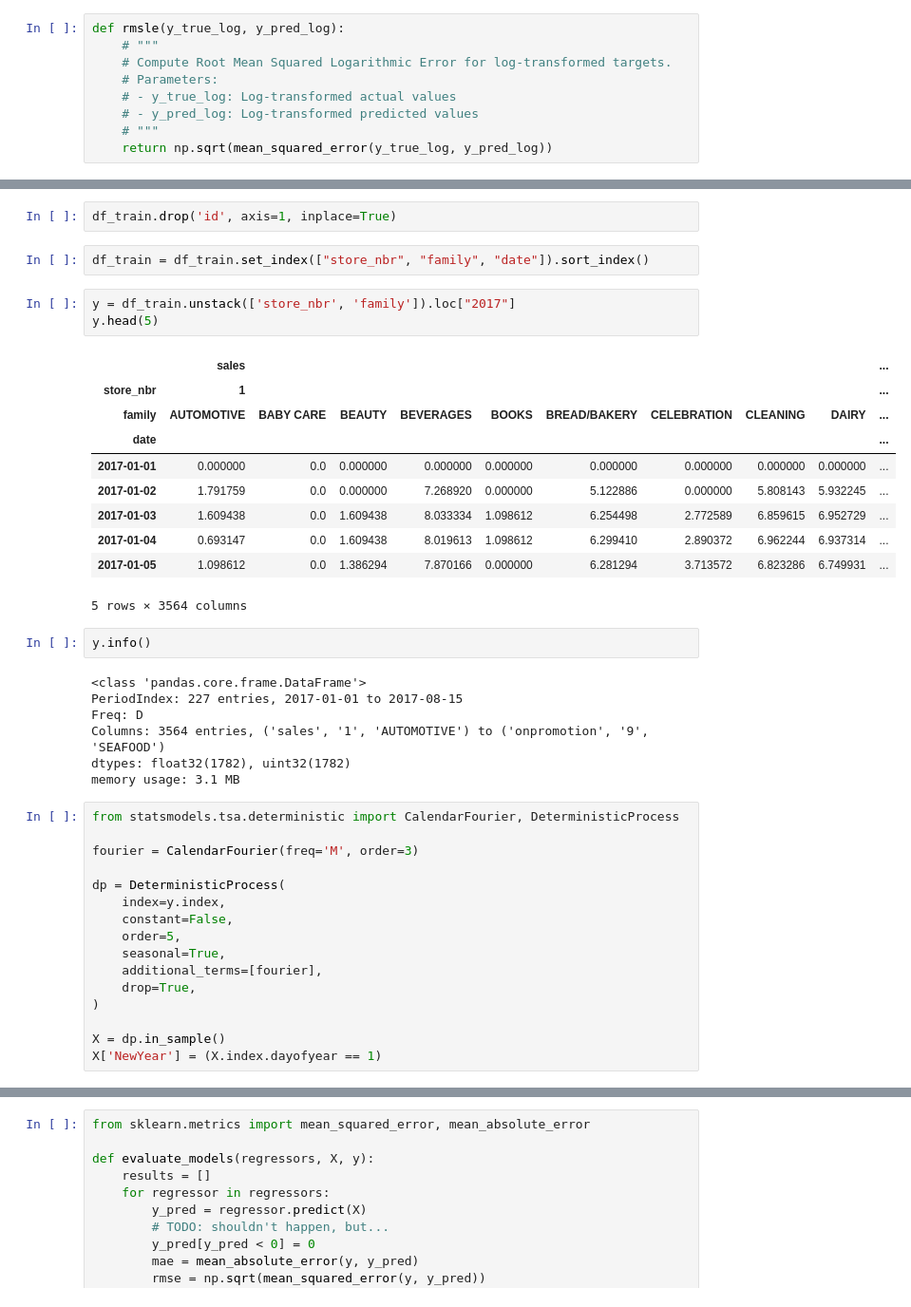
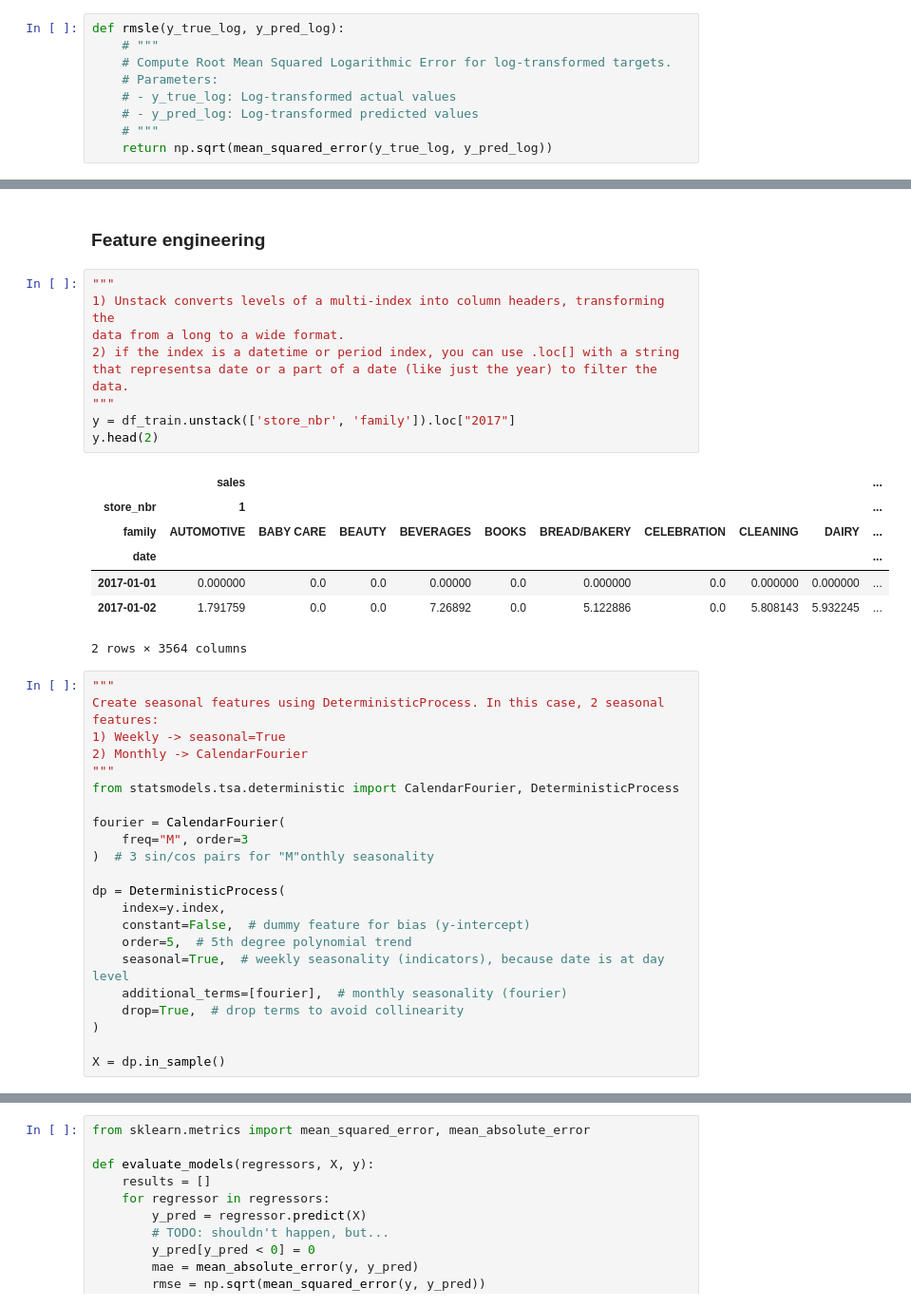
Before and after one commit to sjuanati/DataSciLabs, a Jupyter notebook: projects/kaggle/03_store_sales/store_sales.ipynb, the cells around one changed output, grey strips where cells are left out. Shown at 95% size. Drawn from its saved outputs; the diff is of its cells as text.

```diff
--- a/projects/kaggle/03_store_sales/store_sales.ipynb
+++ b/projects/kaggle/03_store_sales/store_sales.ipynb
@@ -414,43 +459,41 @@ df_train['date'] = df_train.date.dt.to_period('D')
-# %%
-df_train.drop('id', axis=1, inplace=True)
-# %%
-df_train = df_train.set_index(["store_nbr", "family", "date"]).sort_index()
+# %% [markdown]
+### Feature engineering
 # %%
+"""
+1) Unstack converts levels of a multi-index into column headers, transforming the
+data from a long to a wide format.
+2) if the index is a datetime or period index, you can use .loc[] with a string
+that representsa date or a part of a date (like just the year) to filter the data.
+"""
 y = df_train.unstack(['store_nbr', 'family']).loc["2017"]
-y.head(5)
+y.head(2)
 # %% [output]
 |  | sales |  |  |  |  |  |  |  |  | ... |
 | store_nbr | 1 |  |  |  |  |  |  |  |  | ... |
 | family | AUTOMOTIVE | BABY CARE | BEAUTY | BEVERAGES | BOOKS | BREAD/BAKERY | CELEBRATION | CLEANING | DAIRY | ... |
 | date |  |  |  |  |  |  |  |  |  | ... |
-| 2017-01-01 | 0.000000 | 0.0 | 0.000000 | 0.000000 | 0.000000 | 0.000000 | 0.000000 | 0.000000 | 0.000000 | ... |
-| 2017-01-02 | 1.791759 | 0.0 | 0.000000 | 7.268920 | 0.000000 | 5.122886 | 0.000000 | 5.808143 | 5.932245 | ... |
-| 2017-01-03 | 1.609438 | 0.0 | 1.609438 | 8.033334 | 1.098612 | 6.254498 | 2.772589 | 6.859615 | 6.952729 | ... |
-| 2017-01-04 | 0.693147 | 0.0 | 1.609438 | 8.019613 | 1.098612 | 6.299410 | 2.890372 | 6.962244 | 6.937314 | ... |
-| 2017-01-05 | 1.098612 | 0.0 | 1.386294 | 7.870166 | 0.000000 | 6.281294 | 3.713572 | 6.823286 | 6.749931 | ... |
+| 2017-01-01 | 0.000000 | 0.0 | 0.0 | 0.00000 | 0.0 | 0.000000 | 0.0 | 0.000000 | 0.000000 | ... |
+| 2017-01-02 | 1.791759 | 0.0 | 0.0 | 7.26892 | 0.0 | 5.122886 | 0.0 | 5.808143 | 5.932245 | ... |
-5 rows × 3564 columns
+2 rows × 3564 columns
-# %%
-y.info()
-# %% [output]
-<class 'pandas.core.frame.DataFrame'>
-PeriodIndex: 227 entries, 2017-01-01 to 2017-08-15
-Freq: D
-Columns: 3564 entries, ('sales', '1', 'AUTOMOTIVE') to ('onpromotion', '9', 'SEAFOOD')
-dtypes: float32(1782), uint32(1782)
-memory usage: 3.1 MB
 # %%
+"""
+Create seasonal features using DeterministicProcess. In this case, 2 seasonal features:
+1) Weekly -> seasonal=True
+2) Monthly -> CalendarFourier
+"""
 from statsmodels.tsa.deterministic import CalendarFourier, DeterministicProcess
 
-fourier = CalendarFourier(freq='M', order=3)
+fourier = CalendarFourier(
+    freq="M", order=3
+)  # 3 sin/cos pairs for "M"onthly seasonality
 
 dp = DeterministicProcess(
     index=y.index,
-    constant=False,
-    order=5,
-    seasonal=True,
-    additional_terms=[fourier],
-    drop=True,
+    constant=False,  # dummy feature for bias (y-intercept)
+    order=5,  # 5th degree polynomial trend
+    seasonal=True,  # weekly seasonality (indicators), because date is at day level
+    additional_terms=[fourier],  # monthly seasonality (fourier)
+    drop=True,  # drop terms to avoid collinearity
 )
 
 X = dp.in_sample()
-X['NewYear'] = (X.index.dayofyear == 1)
```
Also changed, not shown: parts of 32 cells of this notebook.
